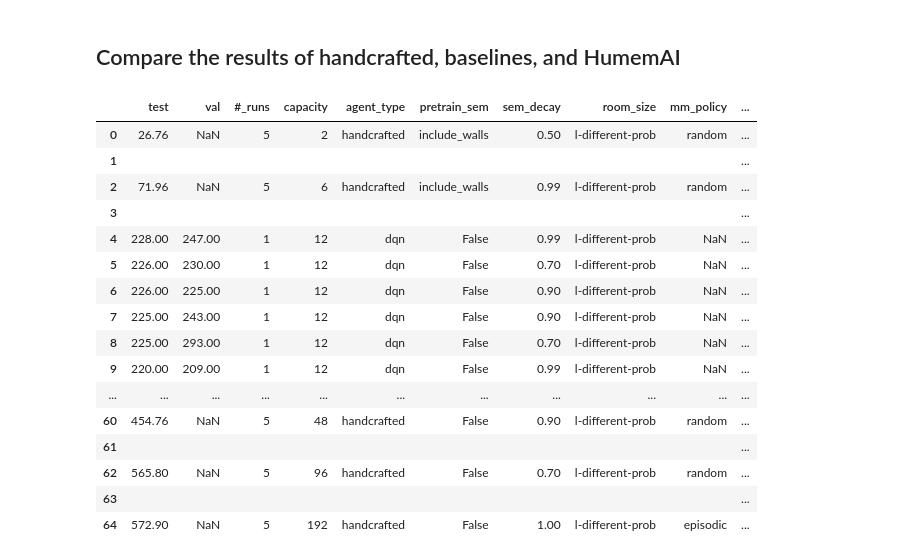
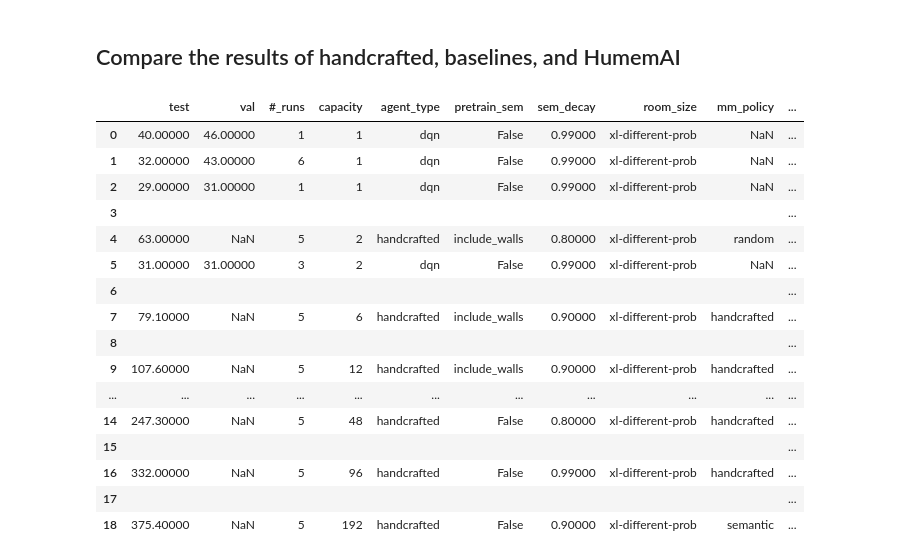
Before and after one commit to humemai/agent-room-env-v2-qa, a Jupyter notebook: compare-results-dqn.ipynb, the cells around one changed output. Drawn from its saved outputs; the diff is of its cells as text; code cells hidden in the pictures.

```diff
--- a/compare-results-dqn.ipynb
+++ b/compare-results-dqn.ipynb
@@ -106,11 +106,26 @@ def determine_hyper_parameters(train: dict) -> dict:
     hyper_parameters["target_update"] = train["target_update_interval"]
     hyper_parameters["gamma"] = train["gamma"]
     hyper_parameters["agent_type"] = "dqn"
-    hyper_parameters["relu_between_gcn_layers"] = train["dqn_params"]["relu_between_gcn_layers"]
-    hyper_parameters["dropout_between_gcn_layers"] = train["dqn_params"]["dropout_between_gcn_layers"]
-    hyper_parameters["num_layers"] = train["dqn_params"]["gcn_layer_params"]["num_layers"]
+    hyper_parameters["relu_between_gcn_layers"] = train["dqn_params"][
+        "relu_between_gcn_layers"
+    ]
+    hyper_parameters["dropout_between_gcn_layers"] = train["dqn_params"][
+        "dropout_between_gcn_layers"
+    ]
+    hyper_parameters["num_layers"] = train["dqn_params"]["gcn_layer_params"][
+        "num_layers"
+    ]
     hyper_parameters["batch_size"] = train["batch_size"]
+    hyper_parameters["embedding_dim"] = train["dqn_params"]["gcn_layer_params"][
+        "embedding_dim"
+    ]
+    hyper_parameters["triple_qual_weight"] = train["dqn_params"]["gcn_layer_params"][
+        "triple_qual_weight"
+    ]
+    hyper_parameters["intrinsic_reward"] = train["intrinsic_reward"]
 
+    if "learning_rate" in train:
+        hyper_parameters["learning_rate"] = train["learning_rate"]
 
     return hyper_parameters
 
@@ -135,9 +150,7 @@ def get_dataframe(
     room_size: Literal["xxs", "xs", "s", "m", "l", "xl", "xxl"],
     base_path: str = "training-results/non-equal-object-probs/",
 ) -> pd.DataFrame:
-    paths = glob(
-        os.path.join(base_path, f"dqn/room_size={room_size}/*/*/results.yaml")
-    )
+    paths = glob(os.path.join(base_path, f"dqn/room_size={room_size}/*/*/results.yaml"))
 
     if len(paths) == 0:
         return pd.DataFrame()
@@ -195,9 +208,15 @@ def get_dataframe(
                 "target_update": hp.get("target_update", None),
                 "gamma": hp.get("gamma", None),
                 "relu_between_gcn_layers": hp.get("relu_between_gcn_layers", None),
-                "dropout_between_gcn_layers": hp.get("dropout_between_gcn_layers", None),
+                "dropout_between_gcn_layers": hp.get(
+                    "dropout_between_gcn_layers", None
+                ),
                 "num_layers": hp.get("num_layers", None),
                 "batch_size": hp.get("batch_size", None),
+                "embedding_dim": hp.get("embedding_dim", None),
+                "triple_qual_weight": hp.get("triple_qual_weight", None),
+                "intrinsic_reward": hp.get("intrinsic_reward", None),
+                "learning_rate": hp.get("learning_rate", None),
                 "path": data["path"],
             }
         )
@@ -277,7 +296,7 @@ def get_all_data(
     df_with_blanks_styled = df_with_blanks.style.apply(highlight_blank_rows, axis=1)
 
     # Apply number formatting to styled DataFrame
-    df_with_blanks_styled = df_with_blanks_styled.format(na_rep="NaN", precision=2)
+    df_with_blanks_styled = df_with_blanks_styled.format(na_rep="NaN", precision=5)
 
     return df, df_with_blanks_styled
 
@@ -332,41 +351,41 @@ def filter_paths(
 # %%
 # filter_paths(
 #     room_size="xl-different-prob",
 #     num_iterations=10000,
 #     agent_type="hybrid",
 #     capacity=12,
 #     semantic_decay_factor=0.99,
 #     base_path="training-results/non-equal-object-probs/",
 # )
 
 # for foo in filter_paths_by_num_iterations("xl-different-prob"):
 #     dir_path = '/'.join(foo.split('/')[:-2])
 #     shutil.rmtree(dir_path)
 
 # # save dataframe as markdown
 # df.to_markdown("./hp-tuning/xl-different-prob.md", index=False)
 
 df, df_styled = get_all_data(
-    "l-different-prob",
+    "xl-different-prob",
     include_pretrain_semantic=True,
     base_path="training-results/non-equal-object-probs/",
 )
 df_styled
 # %% [output]
 |  | test | val | #_runs | capacity | agent_type | pretrain_sem | sem_decay | room_size | mm_policy | ... |
-| 0 | 26.76 | NaN | 5 | 2 | handcrafted | include_walls | 0.50 | l-different-prob | random | ... |
-| 1 |  |  |  |  |  |  |  |  |  | ... |
-| 2 | 71.96 | NaN | 5 | 6 | handcrafted | include_walls | 0.99 | l-different-prob | random | ... |
+| 0 | 40.00000 | 46.00000 | 1 | 1 | dqn | False | 0.99000 | xl-different-prob | NaN | ... |
+| 1 | 32.00000 | 43.00000 | 6 | 1 | dqn | False | 0.99000 | xl-different-prob | NaN | ... |
+| 2 | 29.00000 | 31.00000 | 1 | 1 | dqn | False | 0.99000 | xl-different-prob | NaN | ... |
 | 3 |  |  |  |  |  |  |  |  |  | ... |
-| 4 | 228.00 | 247.00 | 1 | 12 | dqn | False | 0.99 | l-different-prob | NaN | ... |
-| 5 | 226.00 | 230.00 | 1 | 12 | dqn | False | 0.70 | l-different-prob | NaN | ... |
-| 6 | 226.00 | 225.00 | 1 | 12 | dqn | False | 0.90 | l-different-prob | NaN | ... |
-| 7 | 225.00 | 243.00 | 1 | 12 | dqn | False | 0.90 | l-different-prob | NaN | ... |
-| 8 | 225.00 | 293.00 | 1 | 12 | dqn | False | 0.70 | l-different-prob | NaN | ... |
-| 9 | 220.00 | 209.00 | 1 | 12 | dqn | False | 0.99 | l-different-prob | NaN | ... |
+| 4 | 63.00000 | NaN | 5 | 2 | handcrafted | include_walls | 0.80000 | xl-different-prob | random | ... |
+| 5 | 31.00000 | 31.00000 | 3 | 2 | dqn | False | 0.99000 | xl-different-prob | NaN | ... |
+| 6 |  |  |  |  |  |  |  |  |  | ... |
+| 7 | 79.10000 | NaN | 5 | 6 | handcrafted | include_walls | 0.90000 | xl-different-prob | handcrafted | ... |
+| 8 |  |  |  |  |  |  |  |  |  | ... |
+| 9 | 107.60000 | NaN | 5 | 12 | handcrafted | include_walls | 0.90000 | xl-different-prob | handcrafted | ... |
 | ... | ... | ... | ... | ... | ... | ... | ... | ... | ... | ... |
-| 60 | 454.76 | NaN | 5 | 48 | handcrafted | False | 0.90 | l-different-prob | random | ... |
-| 61 |  |  |  |  |  |  |  |  |  | ... |
-| 62 | 565.80 | NaN | 5 | 96 | handcrafted | False | 0.70 | l-different-prob | random | ... |
-| 63 |  |  |  |  |  |  |  |  |  | ... |
-| 64 | 572.90 | NaN | 5 | 192 | handcrafted | False | 1.00 | l-different-prob | episodic | ... |
+| 14 | 247.30000 | NaN | 5 | 48 | handcrafted | False | 0.80000 | xl-different-prob | handcrafted | ... |
+| 15 |  |  |  |  |  |  |  |  |  | ... |
+| 16 | 332.00000 | NaN | 5 | 96 | handcrafted | False | 0.99000 | xl-different-prob | handcrafted | ... |
+| 17 |  |  |  |  |  |  |  |  |  | ... |
+| 18 | 375.40000 | NaN | 5 | 192 | handcrafted | False | 0.90000 | xl-different-prob | semantic | ... |
```
Also changed, not shown: 19 other files.
